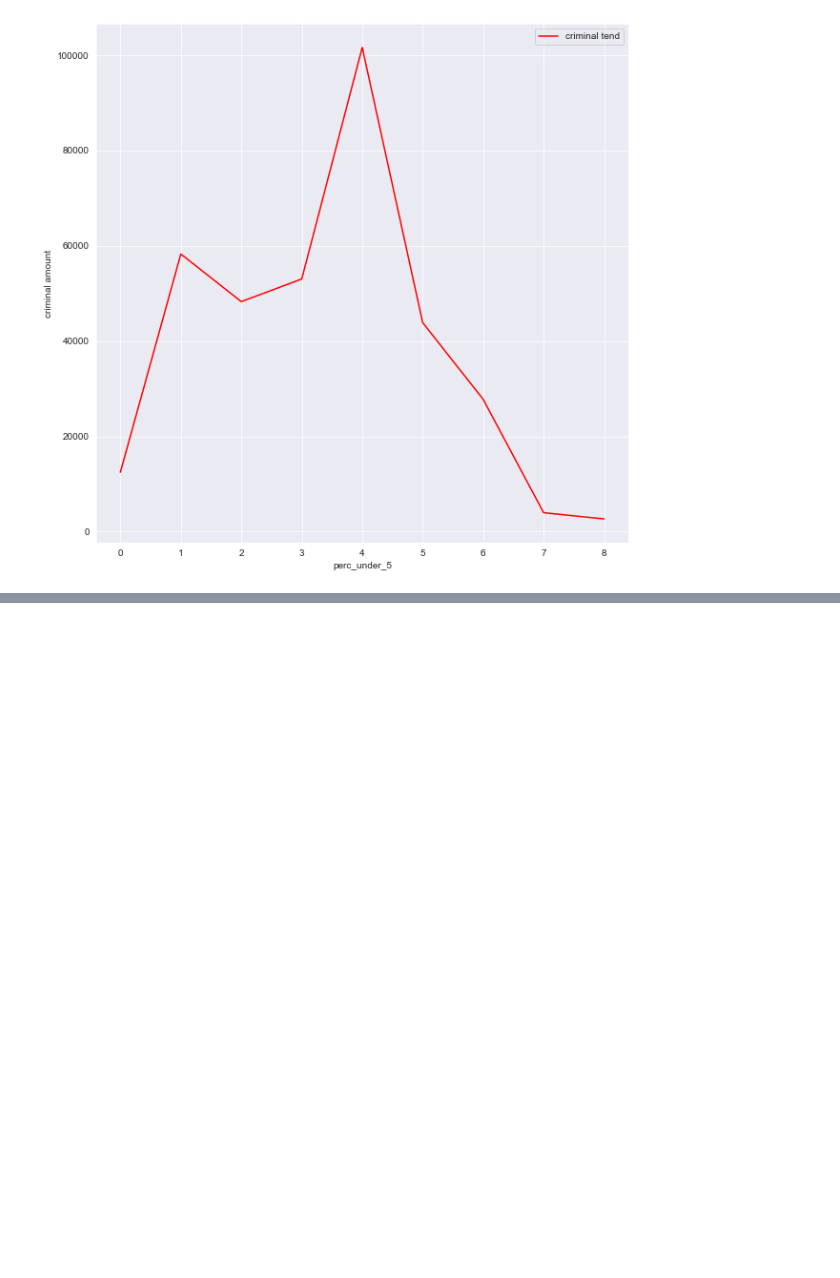
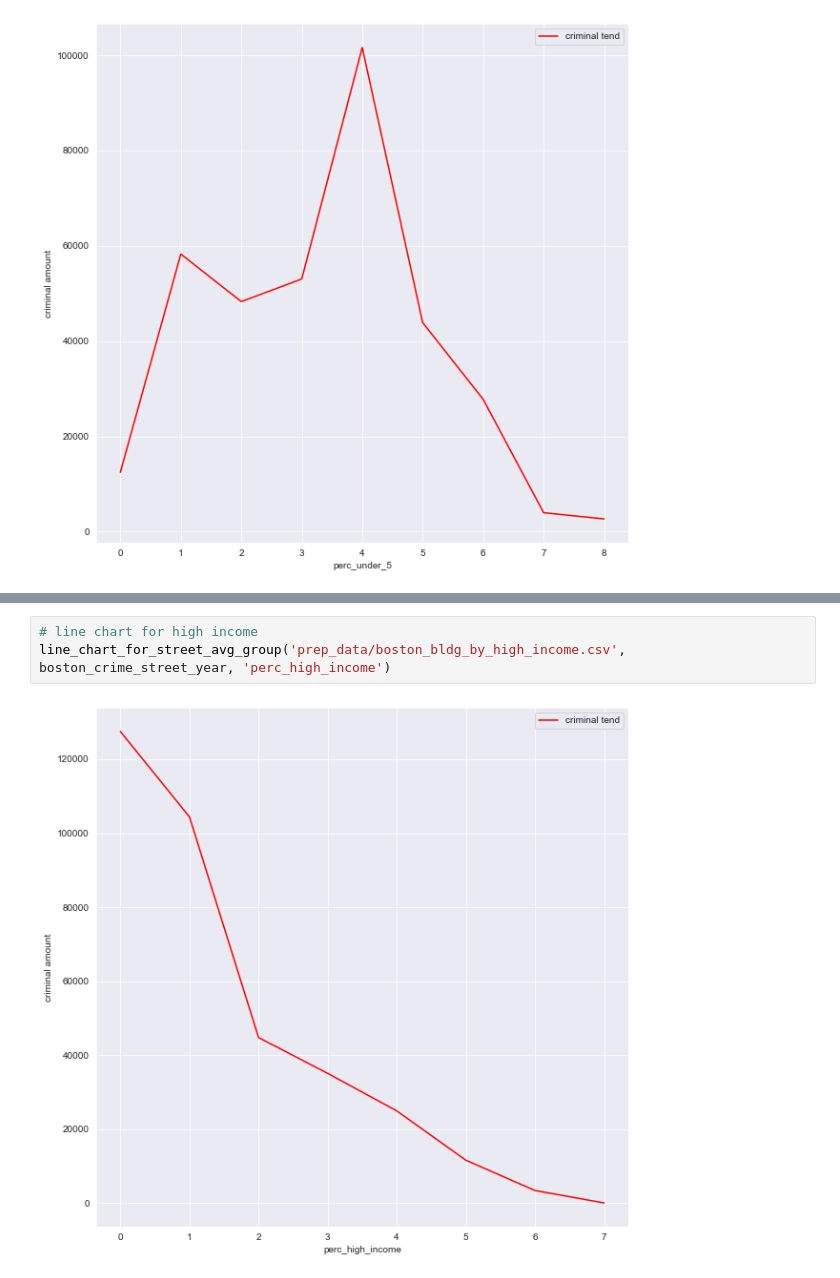
Before and after one commit to FlyingNightBird/2022Spring_Finals, a Jupyter notebook: preprocessing_building_data.ipynb, the cells around one changed output, grey strips where cells are left out. Saved outputs shown, nothing was run; the diff lists cells and outputs as text; blank space fills up the shorter version.

```diff
--- a/preprocessing_building_data.ipynb
+++ b/preprocessing_building_data.ipynb
@@ -484,0 +512,5 @@ plt.show()
+# %%
+# line chart for high income
+line_chart_for_street_avg_group('prep_data/boston_bldg_by_high_income.csv', boston_crime_street_year, 'perc_high_income')
+# %% [output]
+[figure, added]
```
Also changed, not shown: parts of 4 cells of this notebook.
